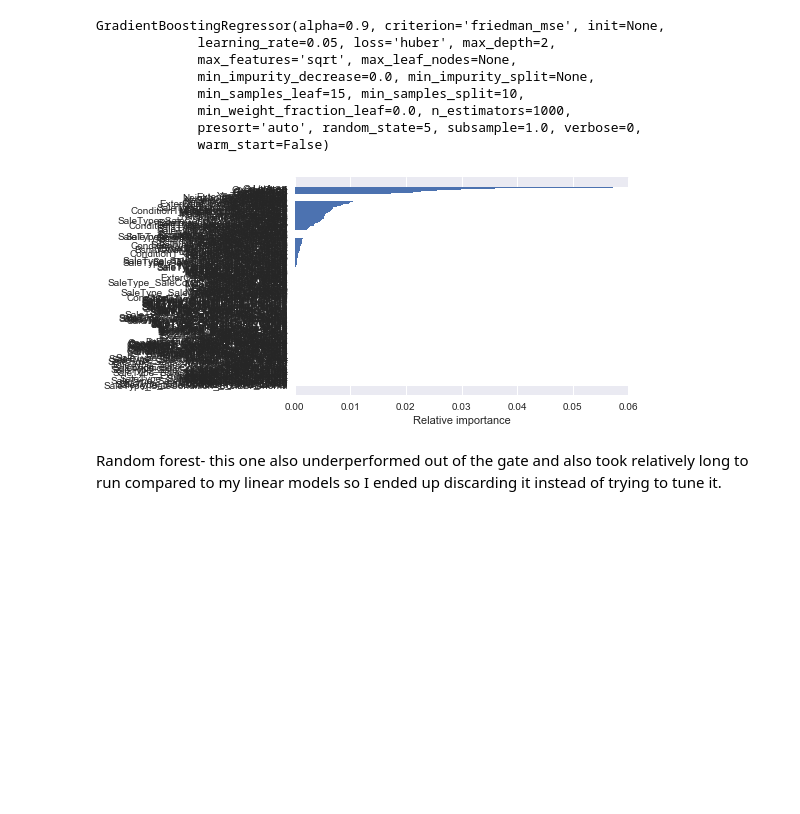
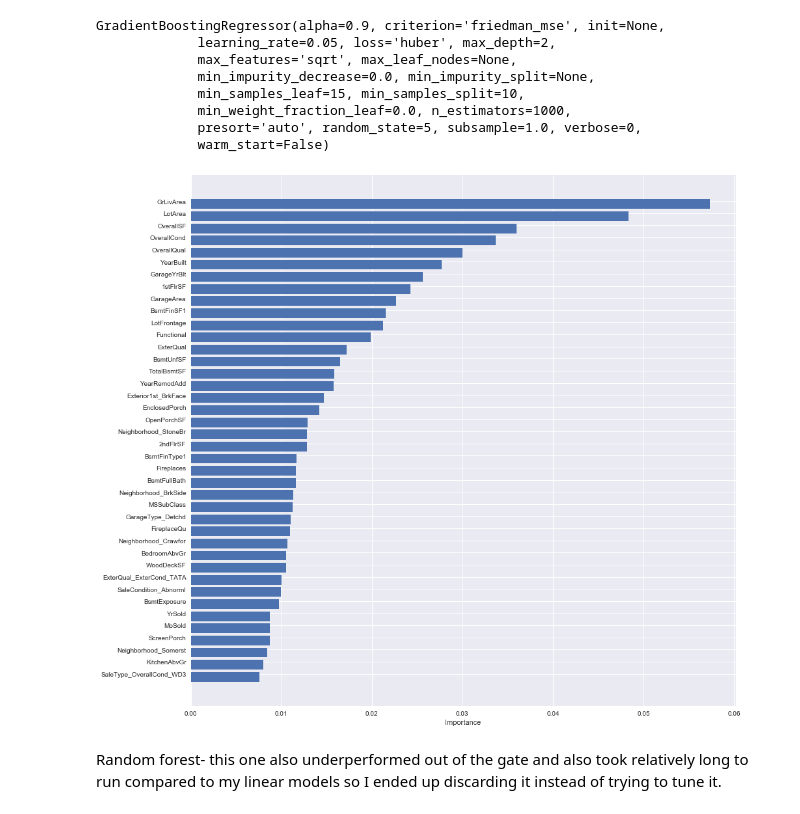
Before and after one commit to nmaloof/KaggleProject, a Jupyter notebook: Ben -We're So Skewed.ipynb, the cells around one changed output. Cells and saved outputs as stored; diff of their text form; code cells hidden in the pictures; blank space fills up the shorter version.

```diff
--- a/Ben -We're So Skewed.ipynb
+++ b/Ben -We're So Skewed.ipynb
@@ -562,16 +566,18 @@ GradientBoostingRegressor(alpha=0.9, criterion='friedman_mse', init=None,
              min_weight_fraction_leaf=0.0, n_estimators=1000,
              presort='auto', random_state=5, subsample=1.0, verbose=0,
              warm_start=False)
-# %%
-indices = np.argsort(LGBoost.feature_importances_)
-names = list(train)
-
-# plot as bar chart
-plt.barh(np.arange(len(names)), LGBoost.feature_importances_[indices])
-plt.yticks(np.arange(len(names)) + 0.25, np.array(names)[indices])
-_ = plt.xlabel('Relative importance')
-# %% [output]
-[figure, removed]
+# %%
+x = list(zip(train.columns, LGBoost.feature_importances_))
+x.sort(key = lambda x: x[1])
+df = pd.DataFrame(x, columns = ['Var','Importance'])
+top = df["Importance"][-40:]
+top_name = df['Var'][-40:]
+plt.figure(figsize = (15, 15))
+plt.barh(np.arange(len(top_name)), top)
+plt.yticks(np.arange(len(top_name))+ 0.25, np.array(top_name))
+_ = plt.xlabel('Importance')
+# %% [output]
+[figure, added]
 # %% [markdown]
 Random forest- this one also underperformed out of the gate and also took relatively long to run compared to my linear models so I ended up discarding it instead of trying to tune it.
 # %%
```
Also changed, not shown: parts of 3 cells of this notebook.
